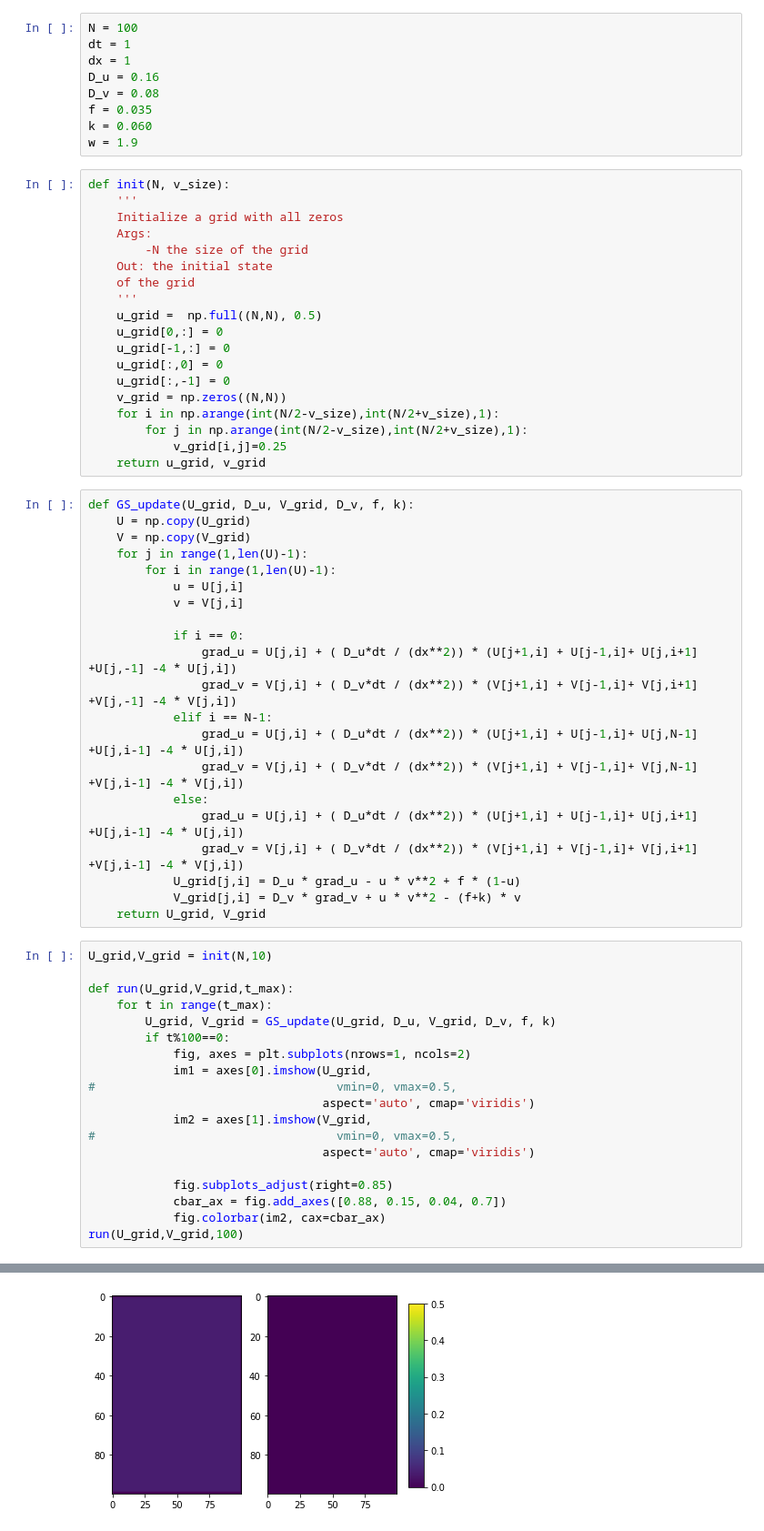
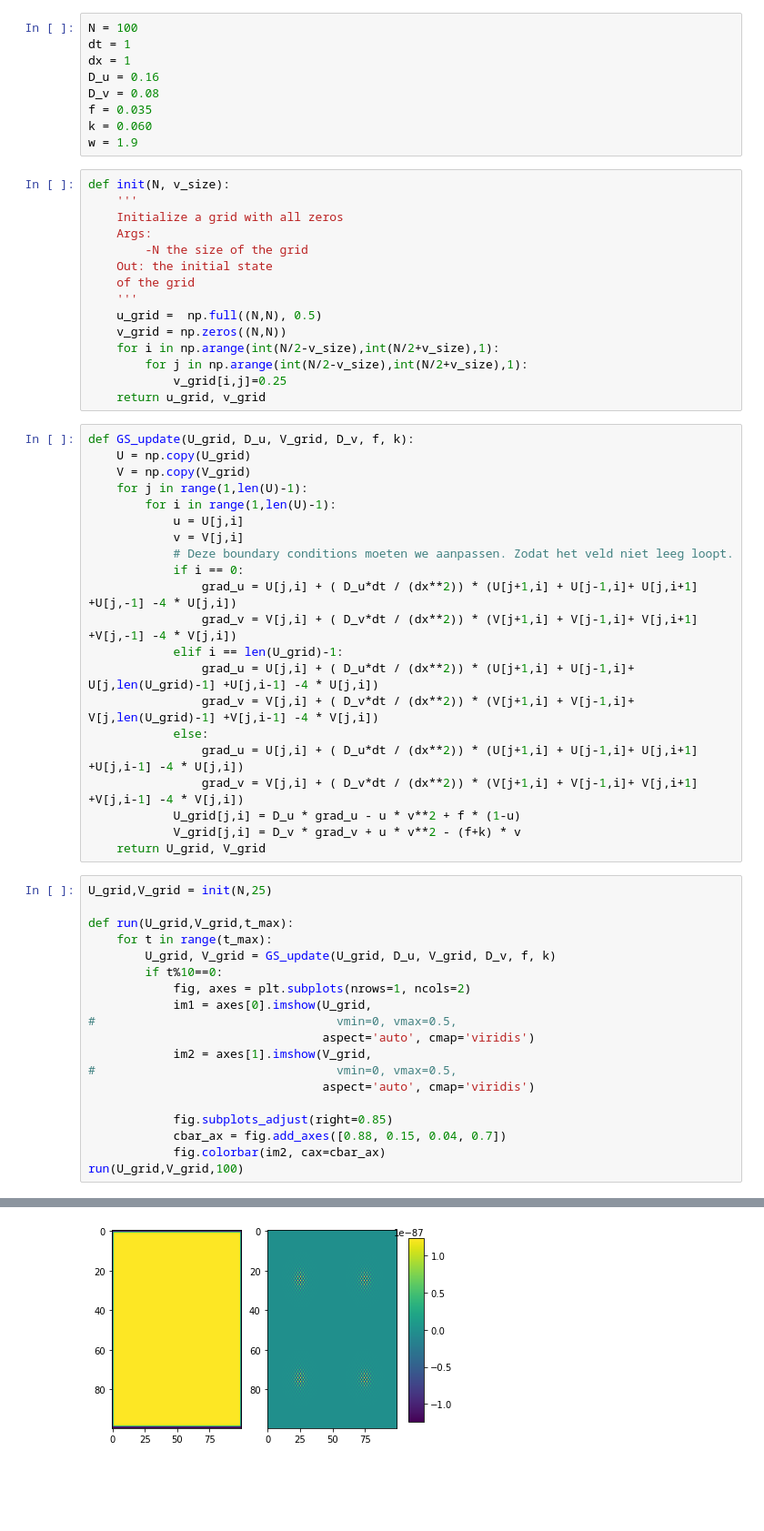
Before and after one commit to karellempes/ScieComp, a Jupyter notebook: Assignment 2/D, The Gray-Scott model.ipynb, the cells around one changed output, grey strips where cells are left out. Shown at 91% size. Cells and saved outputs as stored; diff of their text form; blank space fills up the shorter version.

```diff
--- a/Assignment 2/D, The Gray-Scott model.ipynb
+++ b/Assignment 2/D, The Gray-Scott model.ipynb
@@ -24,10 +24,6 @@ def init(N, v_size):
     of the grid
     '''
     u_grid =  np.full((N,N), 0.5)
-    u_grid[0,:] = 0
-    u_grid[-1,:] = 0
-    u_grid[:,0] = 0
-    u_grid[:,-1] = 0
     v_grid = np.zeros((N,N))
     for i in np.arange(int(N/2-v_size),int(N/2+v_size),1):
         for j in np.arange(int(N/2-v_size),int(N/2+v_size),1):
@@ -41,13 +37,13 @@ def GS_update(U_grid, D_u, V_grid, D_v, f, k):
         for i in range(1,len(U)-1):
             u = U[j,i]
             v = V[j,i]
-
+            # Deze boundary conditions moeten we aanpassen. Zodat het veld niet leeg loopt.
             if i == 0:
                 grad_u = U[j,i] + ( D_u*dt / (dx**2)) * (U[j+1,i] + U[j-1,i]+ U[j,i+1] +U[j,-1] -4 * U[j,i])
                 grad_v = V[j,i] + ( D_v*dt / (dx**2)) * (V[j+1,i] + V[j-1,i]+ V[j,i+1] +V[j,-1] -4 * V[j,i])
-            elif i == N-1:
-                grad_u = U[j,i] + ( D_u*dt / (dx**2)) * (U[j+1,i] + U[j-1,i]+ U[j,N-1] +U[j,i-1] -4 * U[j,i])
-                grad_v = V[j,i] + ( D_v*dt / (dx**2)) * (V[j+1,i] + V[j-1,i]+ V[j,N-1] +V[j,i-1] -4 * V[j,i])
+            elif i == len(U_grid)-1:
+                grad_u = U[j,i] + ( D_u*dt / (dx**2)) * (U[j+1,i] + U[j-1,i]+ U[j,len(U_grid)-1] +U[j,i-1] -4 * U[j,i])
+                grad_v = V[j,i] + ( D_v*dt / (dx**2)) * (V[j+1,i] + V[j-1,i]+ V[j,len(U_grid)-1] +V[j,i-1] -4 * V[j,i])
             else:
                 grad_u = U[j,i] + ( D_u*dt / (dx**2)) * (U[j+1,i] + U[j-1,i]+ U[j,i+1] +U[j,i-1] -4 * U[j,i])
                 grad_v = V[j,i] + ( D_v*dt / (dx**2)) * (V[j+1,i] + V[j-1,i]+ V[j,i+1] +V[j,i-1] -4 * V[j,i])
@@ -55,12 +51,12 @@ def GS_update(U_grid, D_u, V_grid, D_v, f, k):
             V_grid[j,i] = D_v * grad_v + u * v**2 - (f+k) * v
     return U_grid, V_grid
 # %%
-U_grid,V_grid = init(N,10)
+U_grid,V_grid = init(N,25)
 
 def run(U_grid,V_grid,t_max):
     for t in range(t_max):
         U_grid, V_grid = GS_update(U_grid, D_u, V_grid, D_v, f, k)
-        if t%100==0:
+        if t%10==0:
             fig, axes = plt.subplots(nrows=1, ncols=2)
             im1 = axes[0].imshow(U_grid,
 #                                  vmin=0, vmax=0.5,
@@ -84 +80 @@ run(U_grid,V_grid,100)
-[figure, old version]
+[figure, new version]
```
Also changed, not shown: parts of 1 cell of this notebook.
